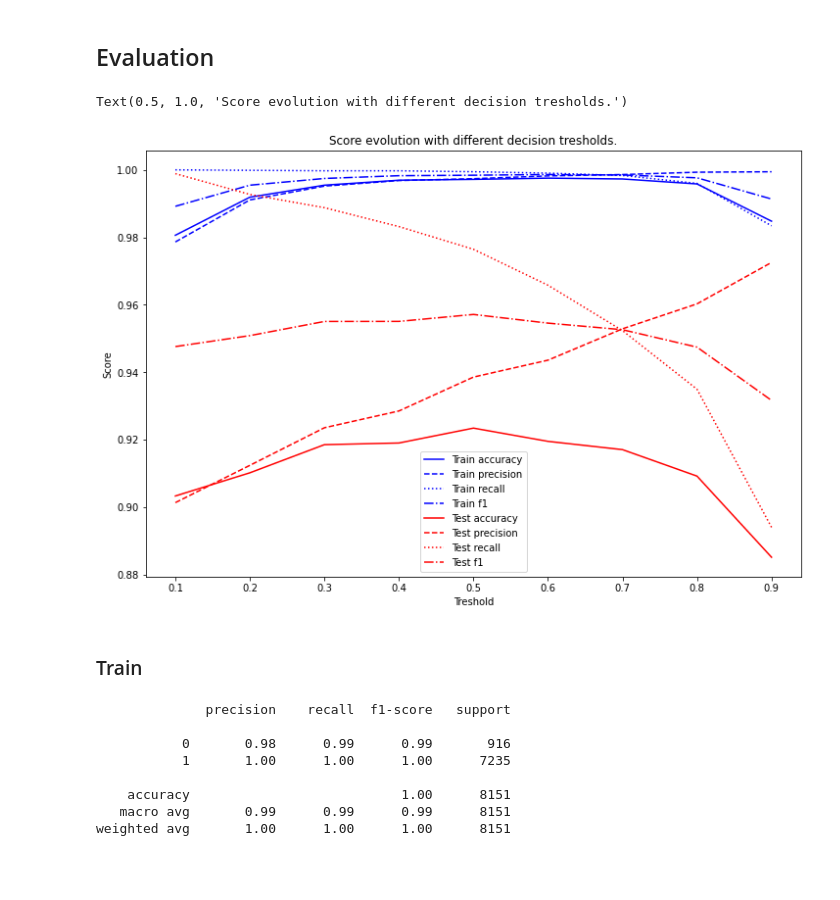
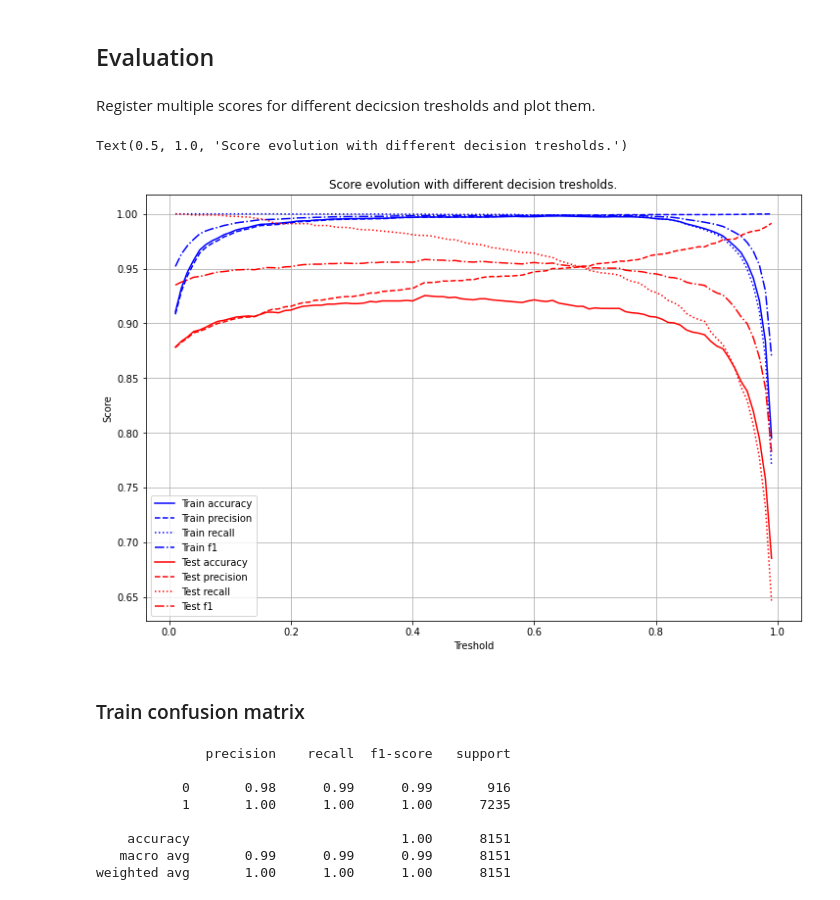
Before and after one commit to hanydesoki/Movie-Series_french_review_satisfaction_prediction, a Jupyter notebook: review_prediction.ipynb, the cells around one changed output. Saved outputs shown, nothing was run; the diff lists cells and outputs as text; code cells hidden in the pictures; blank space fills up the shorter version.

Commit message:
Optimize tresholds plot + add comments

```diff
--- a/review_prediction.ipynb
+++ b/review_prediction.ipynb
@@ -148,24 +134,68 @@ for t in tqdm.tqdm(tresholds):
+# %% [markdown]
+Register multiple scores for different decicsion tresholds and plot them.
 # %%
+# Set tresholds between 0.01 and 0.99
+tresholds = MyRange(0.01, 1, 0.01)
+
+# Score initialisations
+train_acc = []
+test_acc = []
+train_prec = []
+test_prec = []
+train_rec = []
+test_rec = []
+train_f1 = []
+test_f1 = []
+
+# Predict probabilities with train and test
+y_train_prob = model.predict(x_train)
+y_test_prob = model.predict(x_test)
+
+# Loop through all tresholds
+for t in tqdm.tqdm(tresholds):
+
+    # Predict statisfaction using current treshold
+    y_train_pred = (y_train_prob > t).astype('int')
+    y_test_pred = (y_test_prob > t).astype('int')
+
+    # Get and store accuracy score
+    train_acc.append(accuracy_score(y_train, y_train_pred))
+    test_acc.append(accuracy_score(y_test, y_test_pred))
+
+    # Get and store precision score
+    train_prec.append(precision_score(y_train, y_train_pred))
+    test_prec.append(precision_score(y_test, y_test_pred))
+
+    # Get and store recall score
+    train_rec.append(recall_score(y_train, y_train_pred))
+    test_rec.append(recall_score(y_test, y_test_pred))
+
+    # Get and store f1 score
+    train_f1.append(f1_score(y_train, y_train_pred))
+    test_f1.append(f1_score(y_test, y_test_pred))
+
+# Plot scores
 plt.figure(figsize=(12, 8))
 
 plt.plot(tresholds, train_acc, label='Train accuracy', c='b', linestyle='-')
 plt.plot(tresholds, train_prec, label='Train precision', c='b', linestyle='--')
 plt.plot(tresholds, train_rec, label='Train recall', c='b', linestyle=':')
 plt.plot(tresholds, train_f1, label='Train f1', c='b', linestyle='-.')
 
 plt.plot(tresholds, test_acc, label='Test accuracy', c='r', linestyle='-')
 plt.plot(tresholds, test_prec, label='Test precision', c='r', linestyle='--')
 plt.plot(tresholds, test_rec, label='Test recall', c='r', linestyle=':')
 plt.plot(tresholds, test_f1, label='Test f1', c='r', linestyle='-.')
 
 plt.xlabel('Treshold')
 plt.ylabel('Score')
 plt.legend()
+plt.grid(True)
 
 plt.title('Score evolution with different decision tresholds.')
 # %% [output]
 Text(0.5, 1.0, 'Score evolution with different decision tresholds.')
-[figure, old version]
+[figure, new version]
 # %% [markdown]
-### Train
+### Train confusion matrix
 # %%
```
Also changed, not shown: parts of 16 cells of this notebook, 2 other files.
